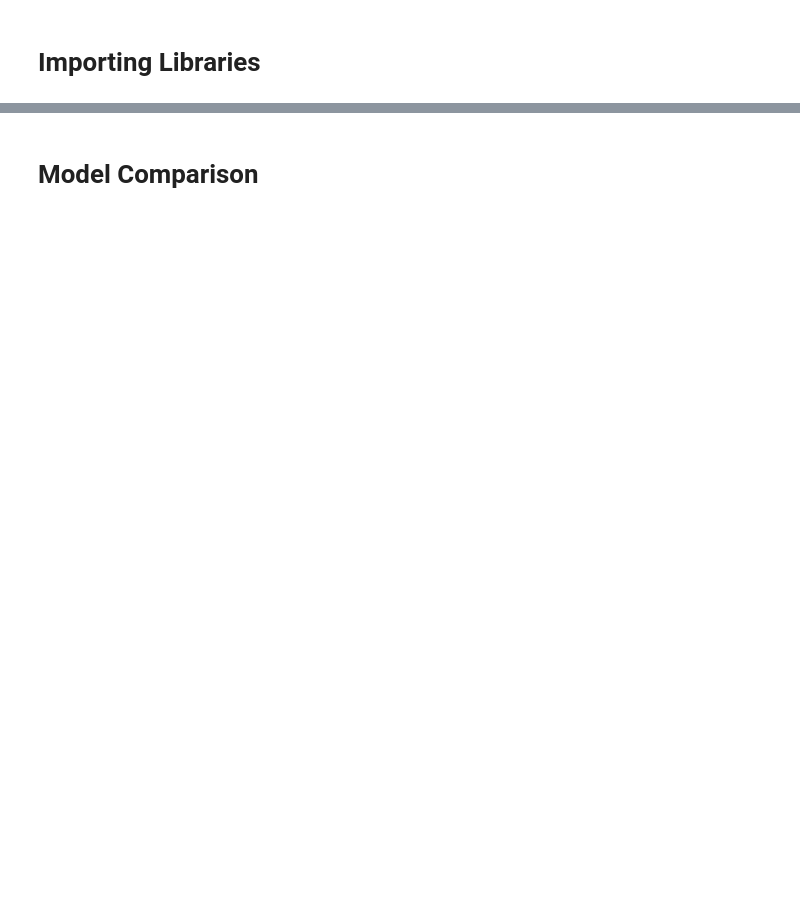
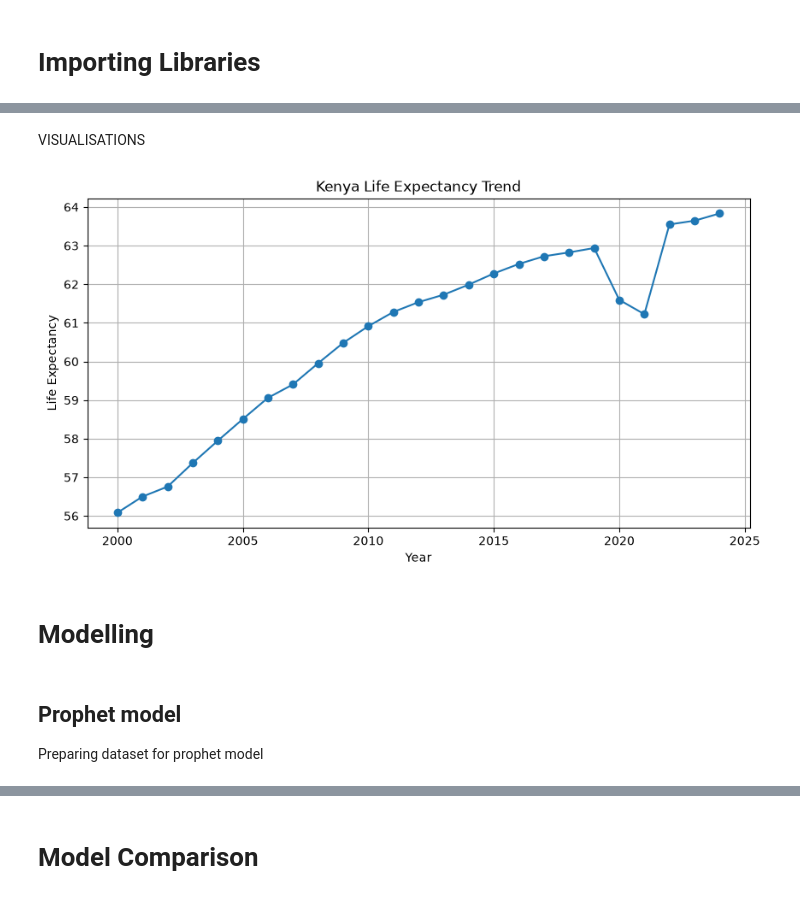
Before and after one commit to graceobonyo/Global-Health-System-Segmentation-and-Forecasting, a Jupyter notebook: ghss.ipynb, the cells around one changed output, grey strips where cells are left out. Saved outputs shown, nothing was run; the diff lists cells and outputs as text; code cells hidden in the pictures; blank space fills up the shorter version.

```diff
--- a/ghss.ipynb
+++ b/ghss.ipynb
@@ -606,0 +130,37 @@ The LSTM model achieved an MAE of 0.390 and an RMSE of 0.658, indicating high fo
+# %%
+numeric_cols = kenya_df.select_dtypes(include=['float64','int64']).columns
+
+imputer = SimpleImputer(strategy='median')
+
+nonempty_numeric_cols = kenya_df[numeric_cols].columns[
+    kenya_df[numeric_cols].notna().any()
+]
+
+kenya_df[nonempty_numeric_cols] = imputer.fit_transform(
+    kenya_df[nonempty_numeric_cols]
+)
+# %% [markdown]
+VISUALISATIONS
+# %%
+plt.figure(figsize=(10,5))
+
+plt.plot(
+    kenya_df['year'],
+    kenya_df['life_expectancy'],
+    marker='o'
+)
+
+plt.title('Kenya Life Expectancy Trend')
+plt.xlabel('Year')
+plt.ylabel('Life Expectancy')
+plt.grid(True)
+
+plt.show()
+# %% [output]
+[figure, added]
+# %% [markdown]
+# Modelling
+# %% [markdown]
+## Prophet model
+
+Preparing dataset for prophet model
```
Also changed, not shown: parts of 103 cells of this notebook.
